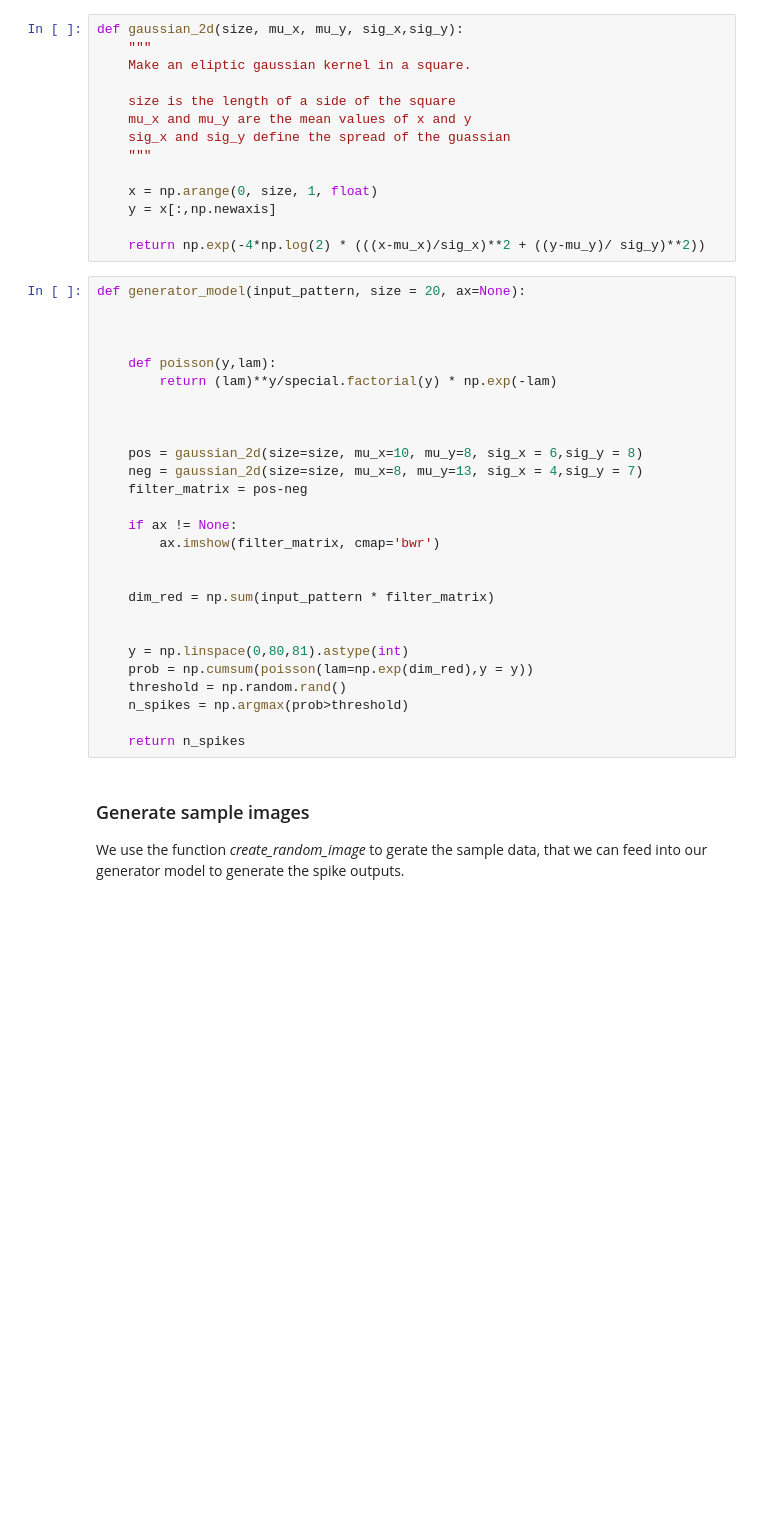
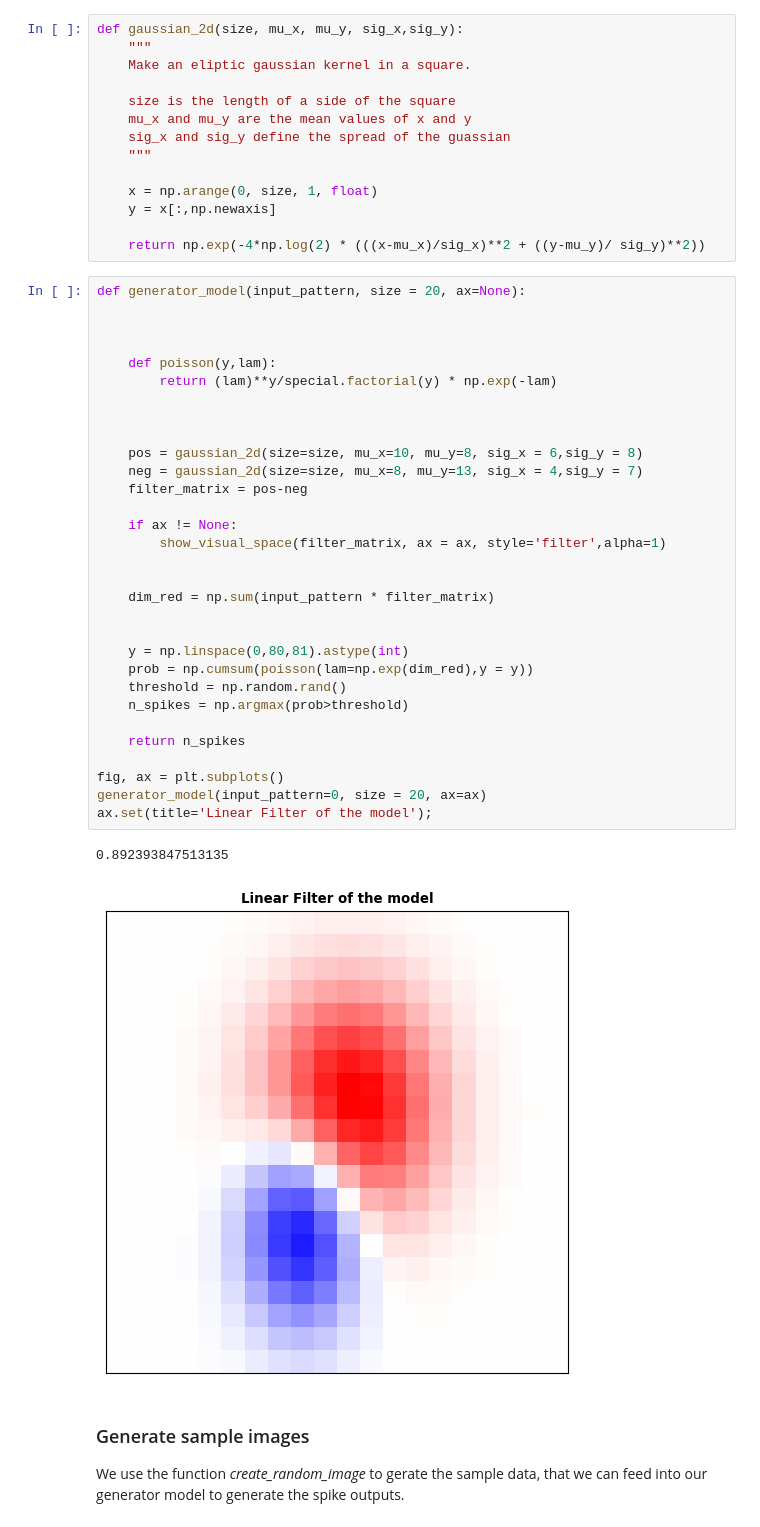
Before and after one commit to comp-neural-circuits/intro-to-comp-neuro, a Jupyter notebook: notebooks/Exc_11/notebook_11.ipynb, the cells around one changed output. Cells and saved outputs as stored; diff of their text form; blank space fills up the shorter version.

```diff
--- a/notebooks/Exc_11/notebook_11.ipynb
+++ b/notebooks/Exc_11/notebook_11.ipynb
@@ -446,30 +454,37 @@ def gaussian_2d(size, mu_x, mu_y, sig_x,sig_y):
 # %%
 def generator_model(input_pattern, size = 20, ax=None):
 
 
 
     def poisson(y,lam):
         return (lam)**y/special.factorial(y) * np.exp(-lam)
 
 
 
     pos = gaussian_2d(size=size, mu_x=10, mu_y=8, sig_x = 6,sig_y = 8)
     neg = gaussian_2d(size=size, mu_x=8, mu_y=13, sig_x = 4,sig_y = 7)
     filter_matrix = pos-neg
 
     if ax != None:
-        ax.imshow(filter_matrix, cmap='bwr')
+        show_visual_space(filter_matrix, ax = ax, style='filter',alpha=1)
 
 
     dim_red = np.sum(input_pattern * filter_matrix)
 
 
     y = np.linspace(0,80,81).astype(int)
     prob = np.cumsum(poisson(lam=np.exp(dim_red),y = y))
     threshold = np.random.rand()
     n_spikes = np.argmax(prob>threshold)
 
     return n_spikes
+
+fig, ax = plt.subplots()
+generator_model(input_pattern=0, size = 20, ax=ax)
+ax.set(title='Linear Filter of the model');
+# %% [output]
+0.892393847513135
+[figure, added]
 # %% [markdown]
 ### Generate sample images
 
```
Also changed, not shown: parts of 26 cells of this notebook, 2 other files.
